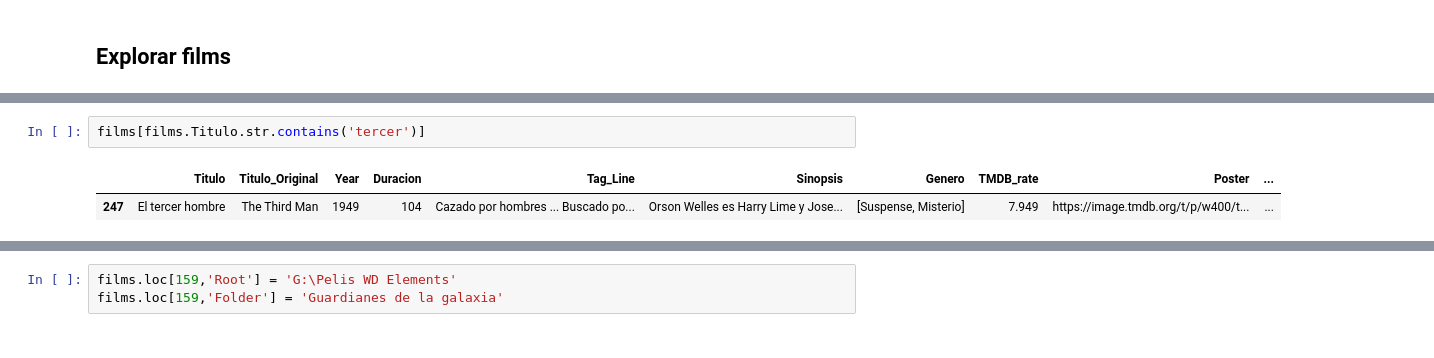
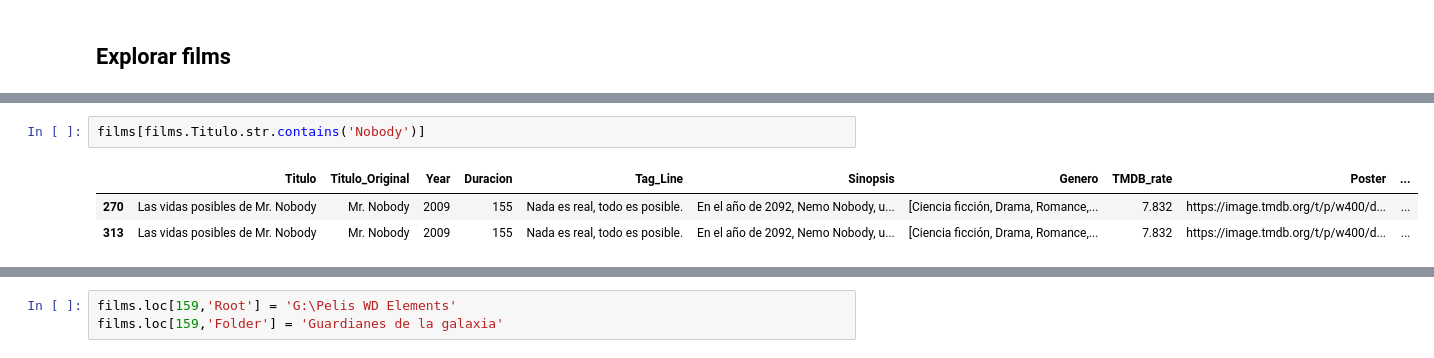
Before and after one commit to gusavato/streamberry, a Jupyter notebook: visor_control.ipynb, the cells around one changed output, grey strips where cells are left out. Saved outputs shown, nothing was run; the diff lists cells and outputs as text.

```diff
--- a/visor_control.ipynb
+++ b/visor_control.ipynb
@@ -64,8 +84,9 @@ films.head(2)
 # %%
-films[films.Titulo.str.contains('tercer')]
+films[films.Titulo.str.contains('Nobody')]
 # %% [output]
 |  | Titulo | Titulo_Original | Year | Duracion | Tag_Line | Sinopsis | Genero | TMDB_rate | Poster | ... |
-| 247 | El tercer hombre | The Third Man | 1949 | 104 | Cazado por hombres ... Buscado po... | Orson Welles es Harry Lime y Jose... | [Suspense, Misterio] | 7.949 | https://image.tmdb.org/t/p/w400/t... | ... |
+| 270 | Las vidas posibles de Mr. Nobody | Mr. Nobody | 2009 | 155 | Nada es real, todo es posible. | En el año de 2092, Nemo Nobody, u... | [Ciencia ficción, Drama, Romance,... | 7.832 | https://image.tmdb.org/t/p/w400/d... | ... |
+| 313 | Las vidas posibles de Mr. Nobody | Mr. Nobody | 2009 | 155 | Nada es real, todo es posible. | En el año de 2092, Nemo Nobody, u... | [Ciencia ficción, Drama, Romance,... | 7.832 | https://image.tmdb.org/t/p/w400/d... | ... |
 # %%
 films.tail()
 # %% [output]
```
Also changed, not shown: parts of 10 cells of this notebook, 3 other files.
